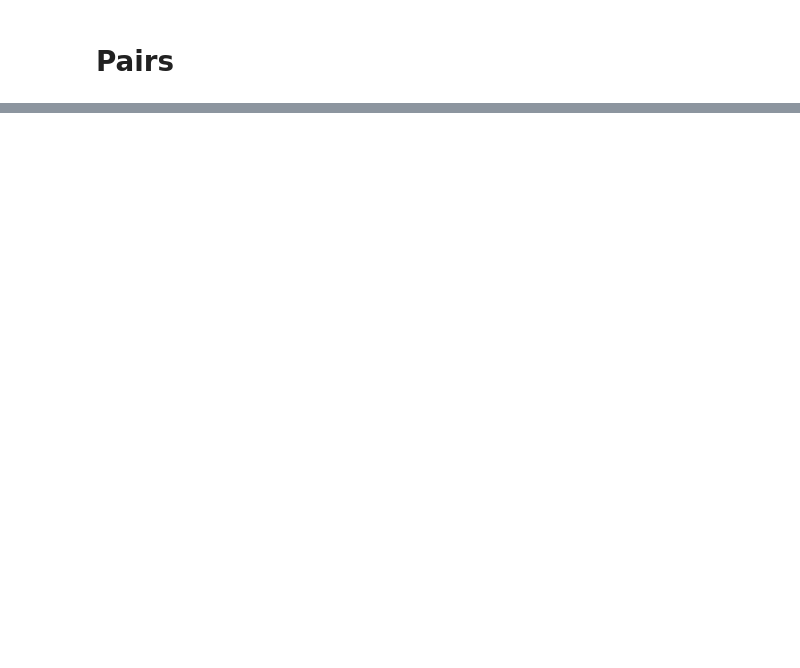
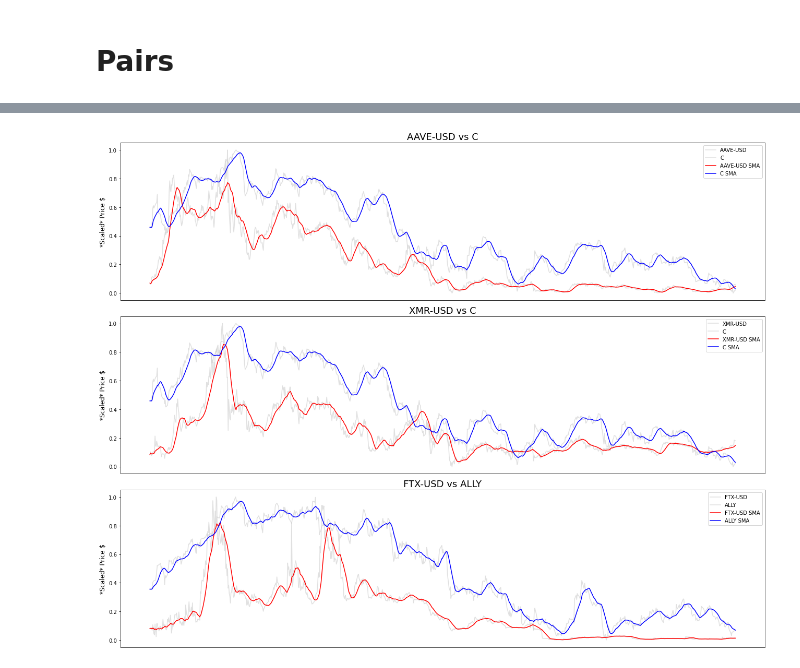
Before and after one commit to adamd1985/quant_research, a Jupyter notebook: pair-trading-quant.ipynb, the cells around one changed output, grey strips where cells are left out. Drawn from its saved outputs; the diff is of its cells as text; code cells hidden in the pictures; blank space fills up the shorter version.

```diff
--- a/pair-trading-quant.ipynb
+++ b/pair-trading-quant.ipynb
@@ -139,0 +329,36 @@ def plot_strategy(prices_df, signal_df, profit):
+# %%
+from sklearn.preprocessing import MinMaxScaler
+
+ticker_pairs = [("AAVE-USD", "C"), ("XMR-USD", "C"), ("FTX-USD", "ALLY")]
+
+fig, axs = plt.subplots(3, 1, figsize=(18, 14))
+scaler = MinMaxScaler()
+
+for i, (ticker1, ticker2) in enumerate(ticker_pairs):
+    # Scale the price data for each pair using MIN MAX
+    scaled_data1 = scaler.fit_transform(
+        uts_sanitized[ticker1]['Adj Close'].values.reshape(-1, 1))
+    scaled_data2 = scaler.fit_transform(
+        uts_sanitized[ticker2]['Adj Close'].values.reshape(-1, 1))
+
+    axs[i].plot(scaled_data1, label=f'{ticker1}', color='lightgray', alpha=0.7)
+    axs[i].plot(scaled_data2, label=f'{ticker2}', color='lightgray', alpha=0.7)
+
+    # Apply rolling mean with a window of 15
+    scaled_data1_smooth = pd.Series(scaled_data1.flatten()).rolling(
+        window=15, min_periods=1).mean()
+    scaled_data2_smooth = pd.Series(scaled_data2.flatten()).rolling(
+        window=15, min_periods=1).mean()
+
+    axs[i].plot(scaled_data1_smooth, label=f'{ticker1} SMA', color='red')
+    axs[i].plot(scaled_data2_smooth, label=f'{ticker2} SMA', color='blue')
+
+    axs[i].set_ylabel('*Scaled* Price $', fontsize=12)
+    axs[i].set_title(f'{ticker1} vs {ticker2}', fontsize=18)
+    axs[i].legend()
+    axs[i].set_xticks([])
+
+plt.tight_layout()
+plt.show()
+# %% [output]
+[figure, added]
```
Also changed, not shown: parts of 20 cells of this notebook.
